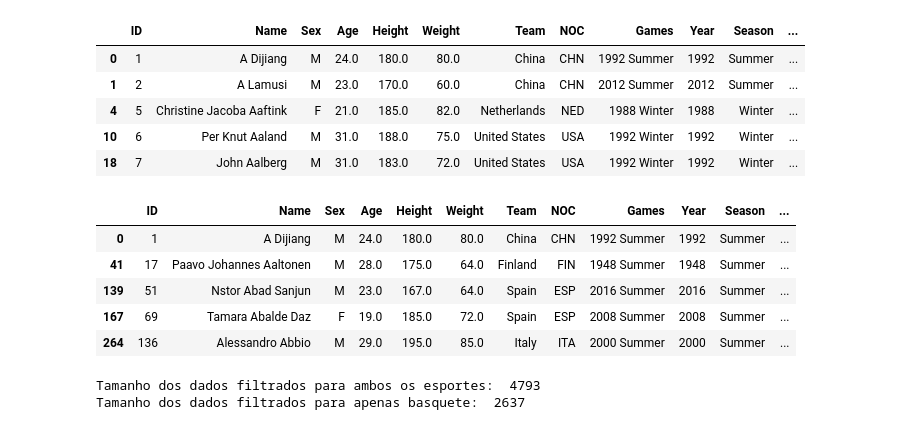
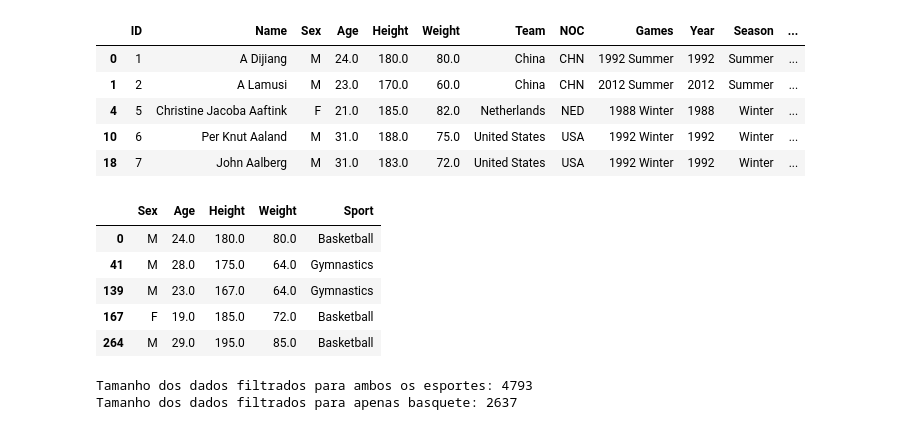
Before and after one commit to thalissonfelipe/mineracao, a Jupyter notebook: Trabalho02/Perceptron.ipynb, the cells around one changed output. Drawn from its saved outputs; the diff is of its cells as text; code cells hidden in the pictures.

```diff
--- a/Trabalho02/Perceptron.ipynb
+++ b/Trabalho02/Perceptron.ipynb
@@ -228,5 +229,5 @@ Primeiramente utilizamos os dados que trabalhamos no estudo de caso anterior. Os
 # %%
-df = pd.read_csv('../datasets/athlete_events.csv')
+df = pd.read_csv('datasets/athlete_events.csv')
 df.head()
 # %% [output]
 |  | ID | Name | Sex | Age | Height | Weight | Team | NOC | Games | Year | Season | ... |
@@ -369,14 +355,13 @@ new_df.head()
 # %%
 new_df = new_df.loc[new_df['Year'] >= 1900]
 new_df_sport =  new_df.loc[(new_df['Sport'] == 'Gymnastics') | (new_df['Sport'] == 'Basketball')]
-### acurácia 84% e quase 5K pontos amostrais
-
+new_df_sport = new_df_sport.drop(columns=['ID', 'Name', 'Year', 'NOC', 'Games', 'Season', 'City', 'Event', 'Medal', 'Team'])
 new_df_sport.head()
 # %% [output]
-|  | ID | Name | Sex | Age | Height | Weight | Team | NOC | Games | Year | Season | ... |
-| 0 | 1 | A Dijiang | M | 24.0 | 180.0 | 80.0 | China | CHN | 1992 Summer | 1992 | Summer | ... |
-| 41 | 17 | Paavo Johannes Aaltonen | M | 28.0 | 175.0 | 64.0 | Finland | FIN | 1948 Summer | 1948 | Summer | ... |
-| 139 | 51 | Nstor Abad Sanjun | M | 23.0 | 167.0 | 64.0 | Spain | ESP | 2016 Summer | 2016 | Summer | ... |
-| 167 | 69 | Tamara Abalde Daz | F | 19.0 | 185.0 | 72.0 | Spain | ESP | 2008 Summer | 2008 | Summer | ... |
-| 264 | 136 | Alessandro Abbio | M | 29.0 | 195.0 | 85.0 | Italy | ITA | 2000 Summer | 2000 | Summer | ... |
+|  | Sex | Age | Height | Weight | Sport |
+| 0 | M | 24.0 | 180.0 | 80.0 | Basketball |
+| 41 | M | 28.0 | 175.0 | 64.0 | Gymnastics |
+| 139 | M | 23.0 | 167.0 | 64.0 | Gymnastics |
+| 167 | F | 19.0 | 185.0 | 72.0 | Basketball |
+| 264 | M | 29.0 | 195.0 | 85.0 | Basketball |
 # %%
```
Also changed, not shown: parts of 67 cells of this notebook, 3 other files.
